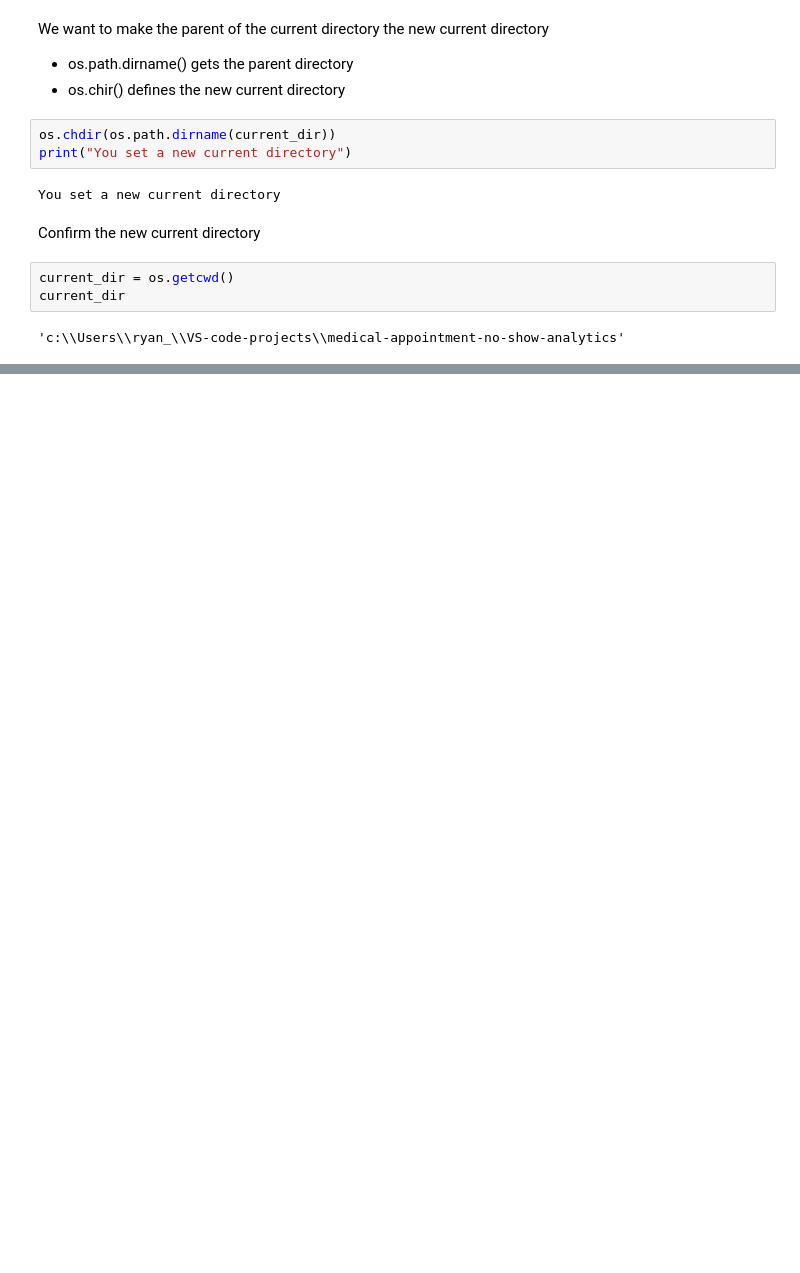
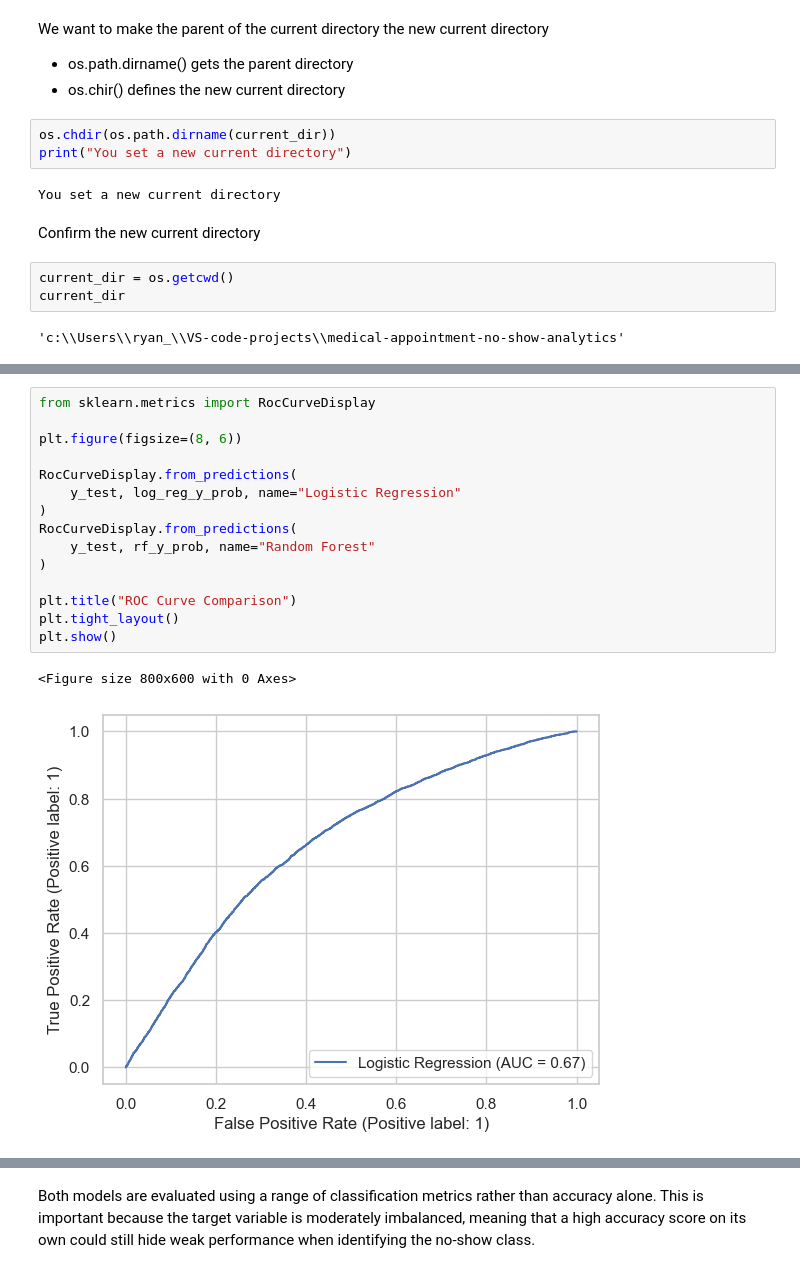
Before and after one commit to RNB1993/medical-appointment-no-show-analytics, a Jupyter notebook: jupyter_notebooks/03_ML.ipynb, the cells around one changed output, grey strips where cells are left out. Saved outputs shown, nothing was run; the diff lists cells and outputs as text; blank space fills up the shorter version.

```diff
--- a/jupyter_notebooks/03_ML.ipynb
+++ b/jupyter_notebooks/03_ML.ipynb
@@ -69,0 +485,18 @@ Next Steps
+# %%
+from sklearn.metrics import RocCurveDisplay
+
+plt.figure(figsize=(8, 6))
+
+RocCurveDisplay.from_predictions(
+    y_test, log_reg_y_prob, name="Logistic Regression"
+)
+RocCurveDisplay.from_predictions(
+    y_test, rf_y_prob, name="Random Forest"
+)
+
+plt.title("ROC Curve Comparison")
+plt.tight_layout()
+plt.show()
+# %% [output]
+<Figure size 800x600 with 0 Axes>
+[figure, added]
@@ -69,0 +504,2 @@ Next Steps
+# %% [markdown]
+Both models are evaluated using a range of classification metrics rather than accuracy alone. This is important because the target variable is moderately imbalanced, meaning that a high accuracy score on its own could still hide weak performance when identifying the no-show class.
```
Also changed, not shown: parts of 63 cells of this notebook.
